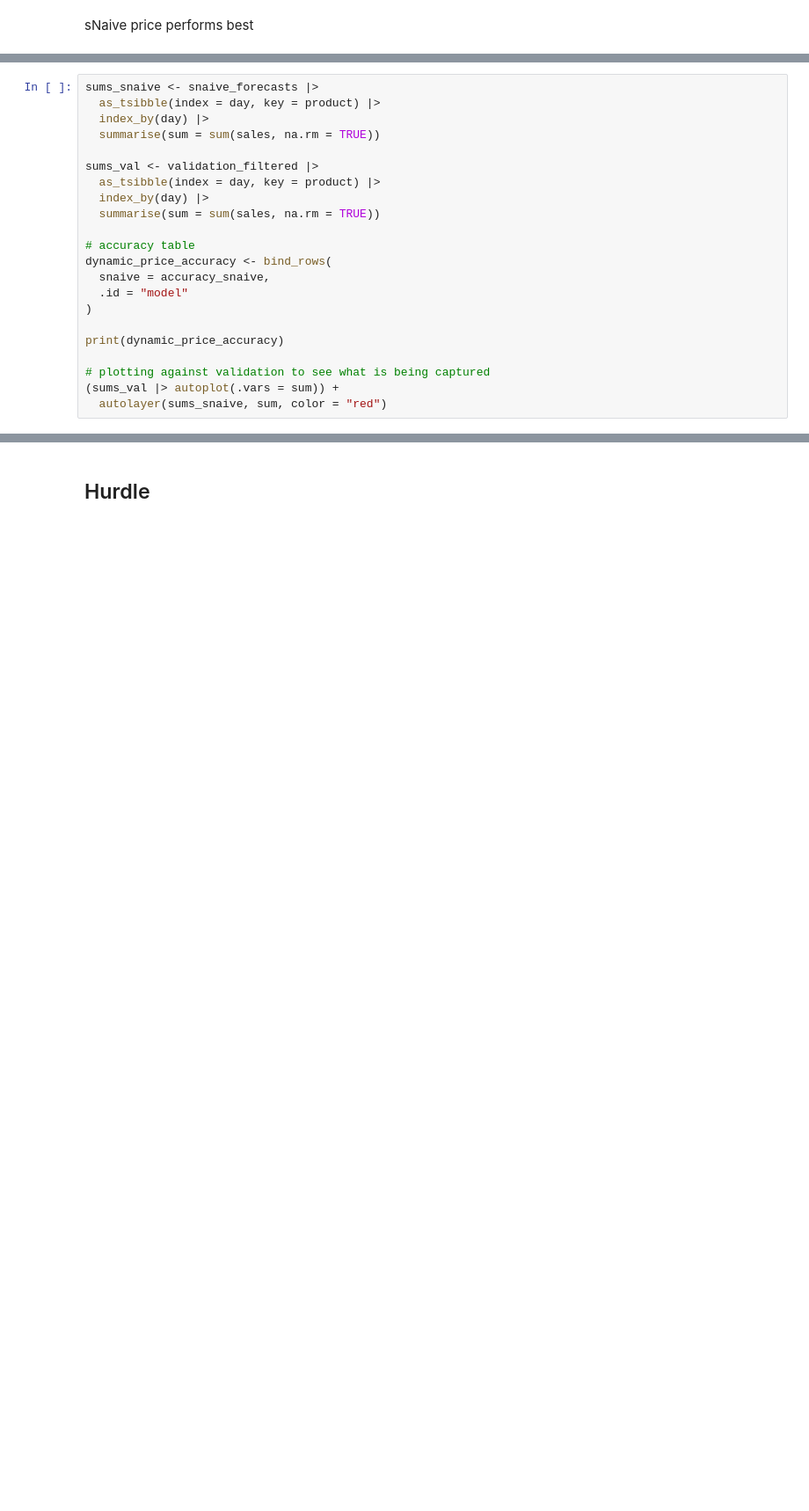
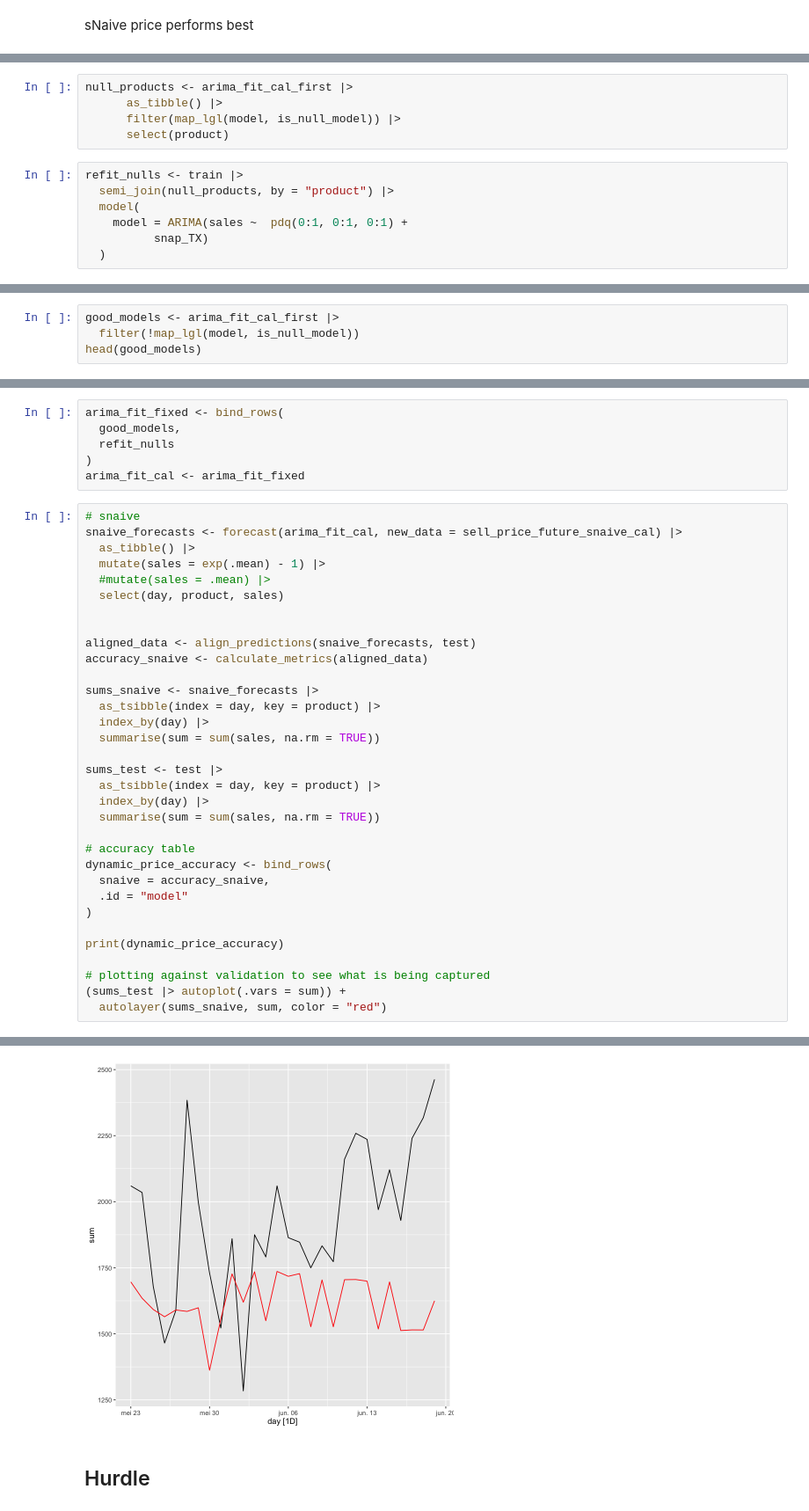
Before and after one commit to Whatisthisname/AFCS-Final, a Jupyter notebook: Evaluate/evaluate.ipynb, the cells around one changed output, grey strips where cells are left out. Shown at 88% size. Saved outputs shown, nothing was run; the diff lists cells and outputs as text; blank space fills up the shorter version.

Commit message:
Evaluation (ARIMA)

```diff
--- a/Evaluate/evaluate.ipynb
+++ b/Evaluate/evaluate.ipynb
@@ -395,0 +384,12 @@ accuracy_snaive <- calculate_metrics(aligned_data)
+# %%
+null_products <- arima_fit_cal_first |>
+      as_tibble() |>
+      filter(map_lgl(model, is_null_model)) |>
+      select(product)
+# %%
+refit_nulls <- train |>
+  semi_join(null_products, by = "product") |>
+  model(
+    model = ARIMA(sales ~  pdq(0:1, 0:1, 0:1) +
+          snap_TX)
+  )
@@ -395,0 +413,4 @@ accuracy_snaive <- calculate_metrics(aligned_data)
+# %%
+good_models <- arima_fit_cal_first |>
+  filter(!map_lgl(model, is_null_model))
+head(good_models)
@@ -396,10 +427,27 @@ accuracy_snaive <- calculate_metrics(aligned_data)
+# %%
+arima_fit_fixed <- bind_rows(
+  good_models,
+  refit_nulls
+)
+arima_fit_cal <- arima_fit_fixed
 # %%
+# snaive
+snaive_forecasts <- forecast(arima_fit_cal, new_data = sell_price_future_snaive_cal) |>
+  as_tibble() |>
+  mutate(sales = exp(.mean) - 1) |>
+  #mutate(sales = .mean) |>
+  select(day, product, sales)
+
+
+aligned_data <- align_predictions(snaive_forecasts, test)
+accuracy_snaive <- calculate_metrics(aligned_data)
+
 sums_snaive <- snaive_forecasts |>
   as_tsibble(index = day, key = product) |>
   index_by(day) |>
   summarise(sum = sum(sales, na.rm = TRUE))
 
-sums_val <- validation_filtered |>
+sums_test <- test |>
   as_tsibble(index = day, key = product) |>
   index_by(day) |>
   summarise(sum = sum(sales, na.rm = TRUE))
@@ -413,5 +461,6 @@ dynamic_price_accuracy <- bind_rows(
 print(dynamic_price_accuracy)
 
 # plotting against validation to see what is being captured
-(sums_val |> autoplot(.vars = sum)) +
+(sums_test |> autoplot(.vars = sum)) +
   autolayer(sums_snaive, sum, color = "red")
+# %% [output]
@@ -418,2 +471,3 @@ print(dynamic_price_accuracy)
+[figure, added]
 # %% [markdown]
 ## Hurdle
```
Also changed, not shown: parts of 34 cells of this notebook, 2 other files.
